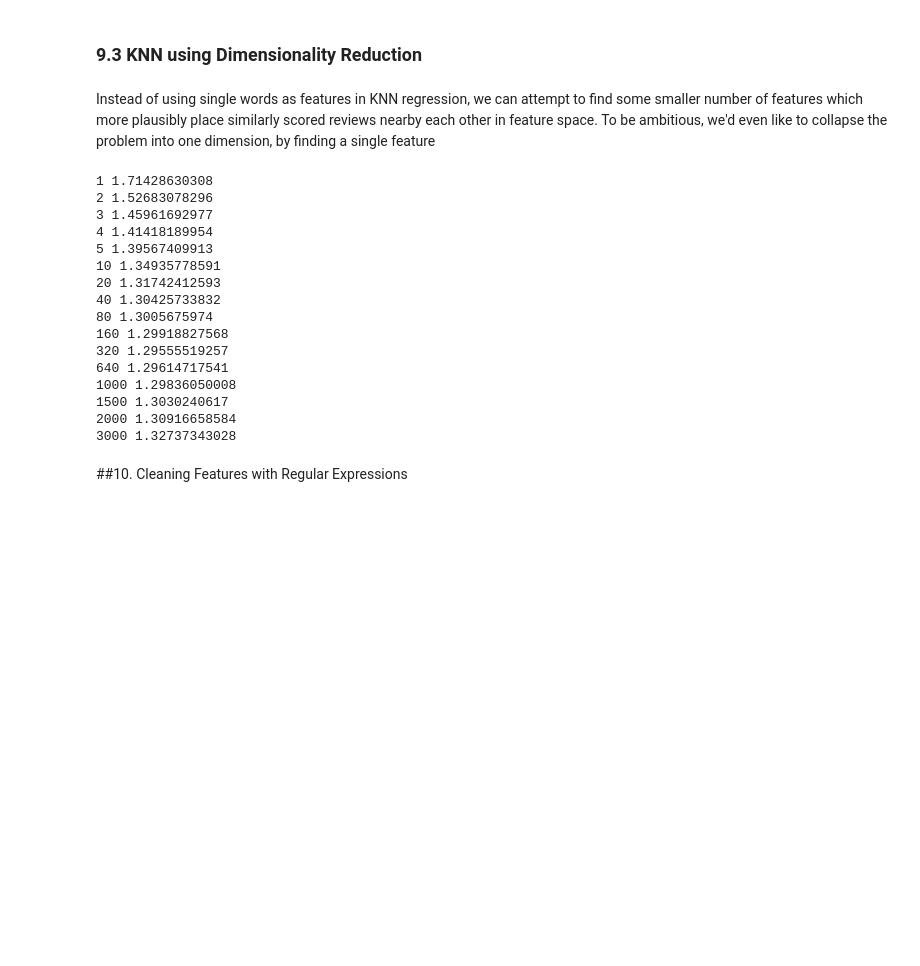
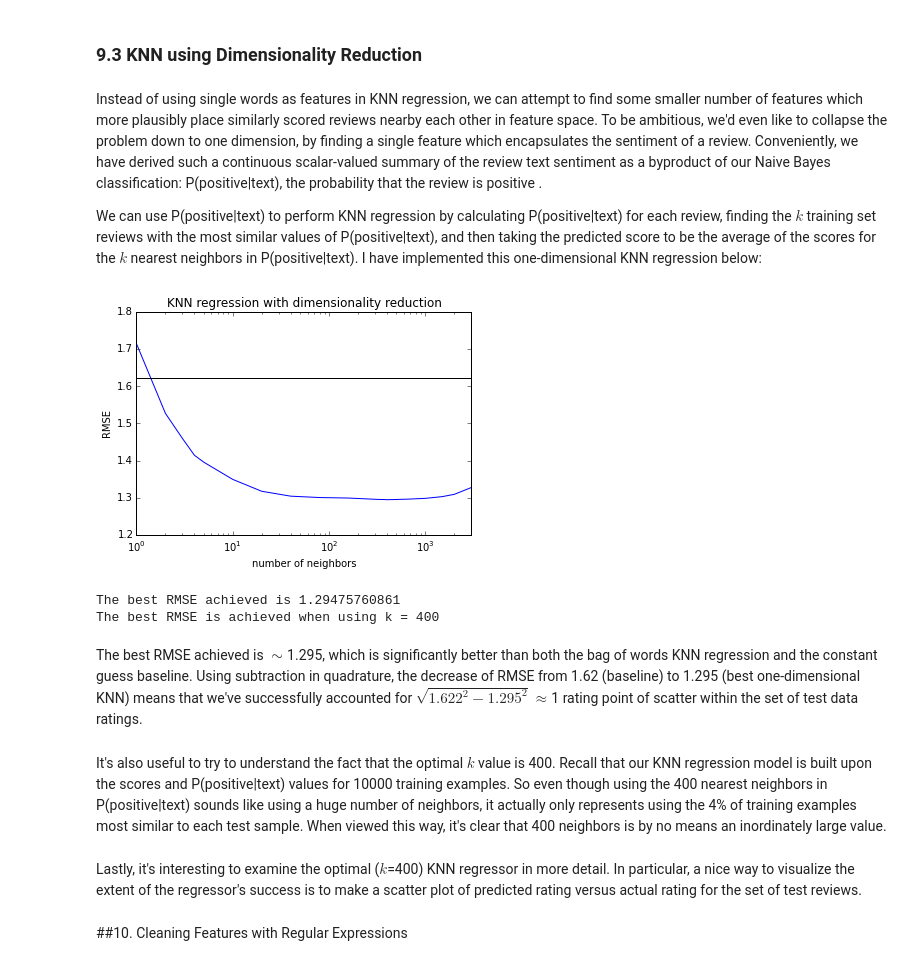
Before and after one commit to ameisner/ac209_project, a Jupyter notebook: pb_classification.ipynb, the cells around one changed output. Cells and saved outputs as stored; diff of their text form; code cells hidden in the pictures; blank space fills up the shorter version.

```diff
--- a/pb_classification.ipynb
+++ b/pb_classification.ipynb
@@ -451,7 +452,9 @@ feature decomposition, these two high-scoring reviews have *zero overlap* (becau
 # %% [markdown]
 ### 9.3 KNN using Dimensionality Reduction
 # %% [markdown]
-Instead of using single words as features in KNN regression, we can attempt to find some smaller number of features which more plausibly place similarly scored reviews nearby each other in feature space. To be ambitious, we'd even like to collapse the problem into one dimension, by finding a single feature
+Instead of using single words as features in KNN regression, we can attempt to find some smaller number of features which more plausibly place similarly scored reviews nearby each other in feature space. To be ambitious, we'd even like to collapse the problem down to one dimension, by finding a single feature which encapsulates the sentiment of a review. Conveniently, we have derived such a continuous scalar-valued summary of the review text sentiment as a byproduct of our Naive Bayes classification: P(positive|text), the probability that the review is positive .
+
+We can use P(positive|text) to perform KNN regression by calculating P(positive|text) for each review, finding the $k$ training set reviews with the most similar values of P(positive|text), and then taking the predicted score to be the average of the scores for the $k$ nearest neighbors in P(positive|text). I have implemented this one-dimensional KNN regression below:
 # %%
 probs_train = (clf_opt.predict_proba(X_opt[ind_train,:]))[:,1] # probability of review being positive
 scores_train = scores[ind_train]
@@ -478,29 +481,39 @@ def try_k_value(n_neighbors):
     return scores_pred_test
 
 def try_many_k(n_neighbors_list):
+    rmses = []
     for n_neighbors_val in n_neighbors_list:
         scores_pred_test = try_k_value(n_neighbors_val)
         # print the RMS error
-        print n_neighbors_val, np.std(scores[ind_test]-scores_pred_test)
+        rmses.append(np.std(scores[ind_test]-scores_pred_test))
+    return rmses
 
-try_many_k([1,2,3,4,5,10, 20, 40, 80, 160, 320, 640, 1000, 1500, 2000, 3000])
+ks = np.array([1,2,3,4,5,10, 20, 40, 80, 160, 320, 360, 380, 400, 420, 440, 640, 1000, 1500, 2000, 3000])
+rmses = np.array(try_many_k(ks))
 #plt.scatter(scores[ind_test],scores_pred_test,s=2,edgecolor='none')
 #plt.xlabel('scores for test examples')
 #plt.ylabel('scores for training examples')
-# %% [output]
-1 1.71428630308
-2 1.52683078296
-3 1.45961692977
-4 1.41418189954
-5 1.39567409913
-10 1.34935778591
-20 1.31742412593
-40 1.30425733832
-80 1.3005675974
-160 1.29918827568
-320 1.29555519257
-640 1.29614717541
-1000 1.29836050008
-1500 1.3030240617
-2000 1.30916658584
-3000 1.32737343028
+# %%
+plt.plot(ks,rmses)
+plt.xlabel('number of neighbors')
+plt.ylabel('RMSE')
+plt.title('KNN regression with dimensionality reduction')
+plt.plot(np.array([np.min(ks), np.max(ks)]), np.array([baseline_rmse, baseline_rmse]), c='k')
+plt.xlim((np.min(ks), np.max(ks)))
+ax = plt.gca()
+ax.set_xscale('log')
+# %% [output]
+[figure, added]
+# %%
+print 'The best RMSE achieved is', np.min(rmses)
+print 'The best RMSE is achieved when using k =', (ks[rmses == np.min(rmses)])[0]
+# %% [output]
+The best RMSE achieved is 1.29475760861
+The best RMSE is achieved when using k = 400
+# %% [markdown]
+The best RMSE achieved is $\sim$1.295, which is significantly better than both the bag of words KNN regression and the constant guess baseline. Using subtraction in quadrature, the decrease of RMSE from 1.62 (baseline) to 1.295 (best one-dimensional KNN) means that we've successfully accounted for $\sqrt{1.622^2-1.295^2}$$\approx$1 rating point of scatter within the set of test data ratings.
+# %% [markdown]
+It's also useful to try to understand the fact that the optimal $k$ value is 400. Recall that our KNN regression model is built upon the scores and P(positive|text) values for 10000 training examples. So even though using the 400 nearest neighbors in P(positive|text) sounds like using a huge number of neighbors, it actually only represents using the 4% of training examples most similar to each test sample. When viewed this way, it's clear that 400 neighbors is by no means an inordinately large value.
+# %% [markdown]
+Lastly, it's interesting to examine the optimal ($k$=400) KNN regressor in more detail. In particular, a nice way to visualize
+the extent of the regressor's success is to make a scatter plot of predicted rating versus actual rating for the set of test reviews.
```
Also changed, not shown: parts of 2 cells of this notebook.
